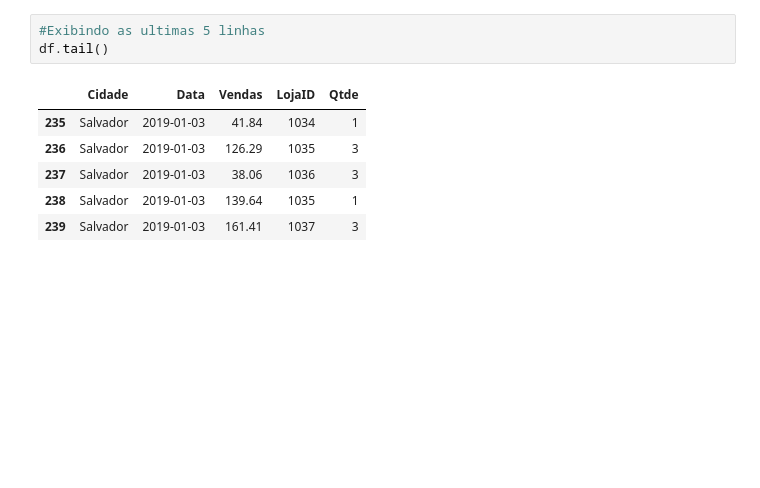
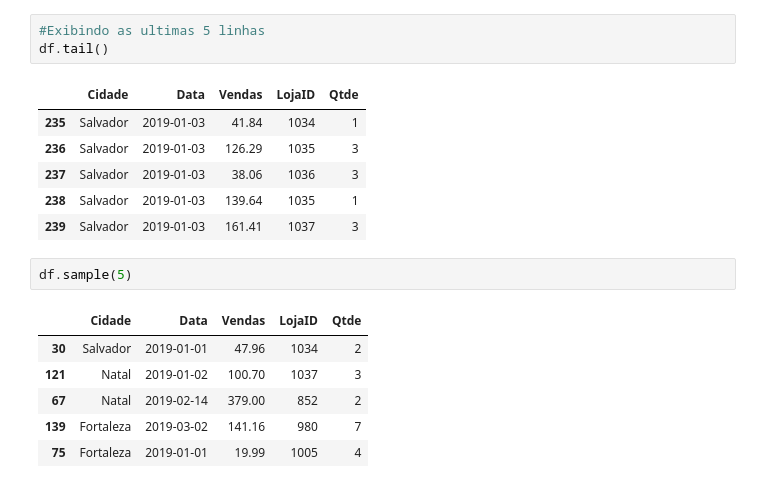
Before and after one commit to Dalfior/Biblioteca_Pandas, a Jupyter notebook: Aula5_Pandas.ipynb, the cells around one changed output. Saved outputs shown, nothing was run; the diff lists cells and outputs as text; blank space fills up the shorter version.

```diff
--- a/Aula5_Pandas.ipynb
+++ b/Aula5_Pandas.ipynb
@@ -36,5 +36,14 @@ df.tail()
 | 237 | Salvador | 2019-01-03 | 38.06 | 1036 | 3 |
 | 238 | Salvador | 2019-01-03 | 139.64 | 1035 | 1 |
 | 239 | Salvador | 2019-01-03 | 161.41 | 1037 | 3 |
+# %%
+df.sample(5)
+# %% [output]
+|  | Cidade | Data | Vendas | LojaID | Qtde |
+| 30 | Salvador | 2019-01-01 | 47.96 | 1034 | 2 |
+| 121 | Natal | 2019-01-02 | 100.70 | 1037 | 3 |
+| 67 | Natal | 2019-02-14 | 379.00 | 852 | 2 |
+| 139 | Fortaleza | 2019-03-02 | 141.16 | 980 | 7 |
+| 75 | Fortaleza | 2019-01-01 | 19.99 | 1005 | 4 |
 # %%
 #Verificando o tipo de dado de cada coluna
```
Also changed, not shown: parts of 28 cells of this notebook.
